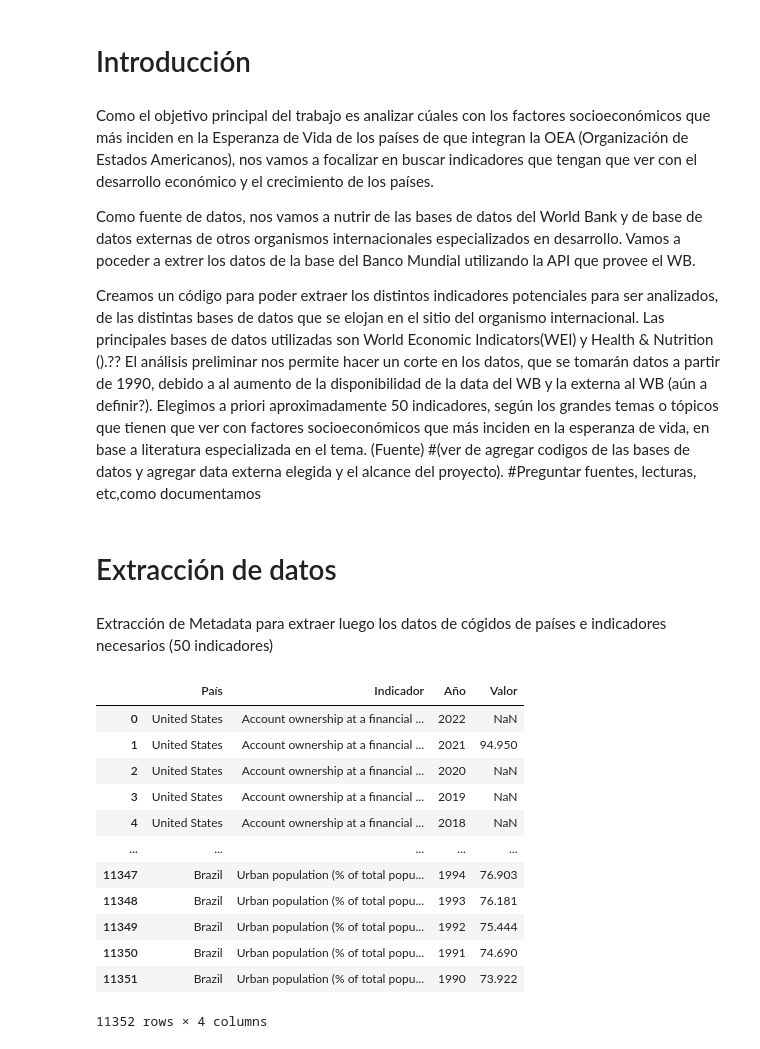
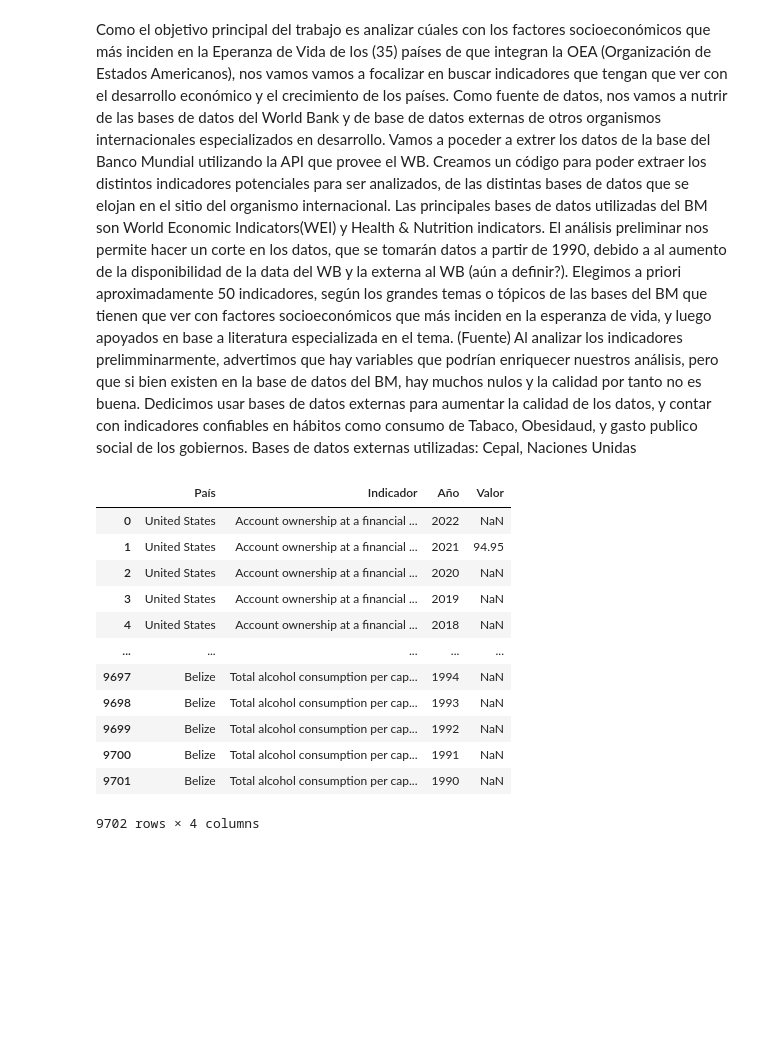
Before and after one commit to HaiderInfante/proyecto_final_bootcamp_henry, a Jupyter notebook: EDA1.ipynb, the cells around one changed output. Drawn from its saved outputs; the diff is of its cells as text; code cells hidden in the pictures; blank space fills up the shorter version.

Commit message:
Update EDA1.ipynb
ET , carga de base de datos del WB,  Analisis preliminar de datos. Falla en codigo concatenar data datasets externos con WB,.Revisar

```diff
--- a/EDA1.ipynb
+++ b/EDA1.ipynb
@@ -7,19 +5,12 @@ EDA. Análisis preliminar
 import pandas as pd
 import requests
 import json
-# %% [markdown]
-# Introducción
 # %% [markdown]
-Como el objetivo principal del trabajo es analizar cúales con los factores socioeconómicos que más inciden en la Esperanza de Vida de los países de que integran la OEA (Organización de Estados Americanos), nos vamos a focalizar en buscar indicadores que tengan que ver con el desarrollo económico y el crecimiento de los países.
-
-Como fuente de datos, nos vamos a nutrir de las bases de datos del World Bank y de base de datos externas de otros organismos internacionales especializados en desarrollo. Vamos a poceder a extrer los datos de la base del Banco Mundial utilizando la API que provee el WB.
-
-Creamos un código para poder extraer los distintos indicadores potenciales para ser analizados, de las distintas bases de datos que se elojan en el sitio del organismo internacional. Las principales bases de datos utilizadas son World Economic Indicators(WEI) y Health & Nutrition ().??
+Como el objetivo principal del trabajo es analizar cúales con los factores socioeconómicos que más inciden en la Eperanza de Vida de los (35) países de que integran la OEA (Organización de Estados Americanos), nos vamos vamos a focalizar en buscar indicadores que tengan que ver con el desarrollo económico y el crecimiento de los países.
+Como fuente de datos, nos vamos a nutrir de las bases de datos del World Bank y de base de datos externas de otros organismos internacionales especializados en desarrollo.
+Vamos a poceder a extrer los datos de la base del Banco Mundial utilizando la API que provee el WB.
+Creamos un código para poder extraer los distintos indicadores potenciales para ser analizados, de las distintas bases de datos que se elojan en el sitio del organismo internacional. Las principales bases de datos utilizadas del BM son World Economic Indicators(WEI) y Health & Nutrition indicators.
 El análisis preliminar nos permite hacer un corte en los datos, que se tomarán datos a partir de 1990, debido a al aumento de la disponibilidad de la data del WB y la externa al WB (aún a definir?).
-Elegimos a priori aproximadamente 50 indicadores, según los grandes temas o tópicos que tienen que ver con factores socioeconómicos que más inciden en la esperanza de vida, en base a literatura especializada en el tema. (Fuente)
-#(ver de agregar codigos de las bases de datos y agregar data externa elegida y el alcance del proyecto).
-#Preguntar fuentes, lecturas, etc,como documentamos
+Elegimos a priori aproximadamente 50 indicadores, según los grandes temas o tópicos de las bases del BM que tienen que ver con factores socioeconómicos que más inciden en la esperanza de vida, y luego apoyados en base a literatura especializada en el tema. (Fuente)
+Al analizar los indicadores prelimminarmente, advertimos que hay variables que podrían enriquecer nuestros análisis, pero que si bien existen en la base de datos del BM, hay muchos nulos y la calidad por tanto no es buena. Dedicimos usar bases de datos externas para aumentar la calidad de los datos, y contar con indicadores confiables en hábitos como consumo de Tabaco, Obesidaud, y gasto publico social de los gobiernos.
+Bases de datos externas utilizadas:  Cepal, Naciones Unidas
-# %% [markdown]
-# Extracción de datos
-# %% [markdown]
-Extracción de Metadata para extraer luego los datos de cógidos de países e indicadores necesarios (50 indicadores)
@@ -26,6 +20,4 @@ Extracción de Metadata para extraer luego los datos de cógidos de países e in
 # %%
-# 1ER DATASET
-
 #Código para extraer los datos con la API del WB
 #particionamos la información de los países e indicadores para realizar la extracción
 # Países de la OEA
@@ -35,8 +27,7 @@ countries = ["USA",
     "BHS",
     "BRB",
     "BLZ",
-    "BOL",
-    "BRA",
+
 ]
 
 
@@ -85,7 +76,13 @@ indicators = [
     "SP.RUR.TOTL.ZS",
     "SL.UEM.TOTL.ZS",
     "SP.URB.TOTL",
-    "SP.URB.TOTL.IN.ZS"
+    "SP.URB.TOTL.IN.ZS",
+      "EN.POP.DNST",
+"SP.DYN.LE00.MA.IN",
+"SH.STA.ANVC.ZS",
+"SN.ITK.DEFC.ZS",
+"SH.STA.DIAB.ZS",
+"SH.ALC.PCAP.LI"
 ]
 
 # Años deseados para extraer los datos
@@ -103,42 +100,42 @@ data_frames = []
 base_url = "http://api.worldbank.org/v2/country"
 
 # Realiza las consultas para cada país, indicador y año
 for country_code in countries:
     for indicator in indicators:
         # Construye la URL de la consulta
         url = f"{base_url}/{country_code}/indicator/{indicator}?date={start_year}:{end_year}&format=json"
 
         # Realiza la solicitud GET a la API del Banco Mundial
         response = requests.get(url)
 
         # Verifica si la solicitud fue exitosa
         if response.status_code == 200:
             data = response.json()
             # Los datos se encuentran en data[1]
             for entry in data[1]:
                 year = entry['date']
                 value = entry['value']
                 indicator_name = entry['indicator']['value']
                 country_name = entry['country']['value']
                 data_frames.append(pd.DataFrame({"País": [country_name], "Indicador": [indicator_name], "Año": [year], "Valor": [value]}))
 
 # Concatenar todos los DataFrames individuales en uno
 data_df0 = pd.concat(data_frames, ignore_index=True)
 
 # Mostrar los datos en una tabla
 data_df0
 # %% [output]
 |  | País | Indicador | Año | Valor |
 | 0 | United States | Account ownership at a financial ... | 2022 | NaN |
-| 1 | United States | Account ownership at a financial ... | 2021 | 94.950 |
+| 1 | United States | Account ownership at a financial ... | 2021 | 94.95 |
 | 2 | United States | Account ownership at a financial ... | 2020 | NaN |
 | 3 | United States | Account ownership at a financial ... | 2019 | NaN |
 | 4 | United States | Account ownership at a financial ... | 2018 | NaN |
 | ... | ... | ... | ... | ... |
-| 11347 | Brazil | Urban population (% of total popu... | 1994 | 76.903 |
-| 11348 | Brazil | Urban population (% of total popu... | 1993 | 76.181 |
-| 11349 | Brazil | Urban population (% of total popu... | 1992 | 75.444 |
-| 11350 | Brazil | Urban population (% of total popu... | 1991 | 74.690 |
-| 11351 | Brazil | Urban population (% of total popu... | 1990 | 73.922 |
+| 9697 | Belize | Total alcohol consumption per cap... | 1994 | NaN |
+| 9698 | Belize | Total alcohol consumption per cap... | 1993 | NaN |
+| 9699 | Belize | Total alcohol consumption per cap... | 1992 | NaN |
+| 9700 | Belize | Total alcohol consumption per cap... | 1991 | NaN |
+| 9701 | Belize | Total alcohol consumption per cap... | 1990 | NaN |
-11352 rows × 4 columns
+9702 rows × 4 columns
 # %%
```
Also changed, not shown: parts of 55 cells of this notebook.
